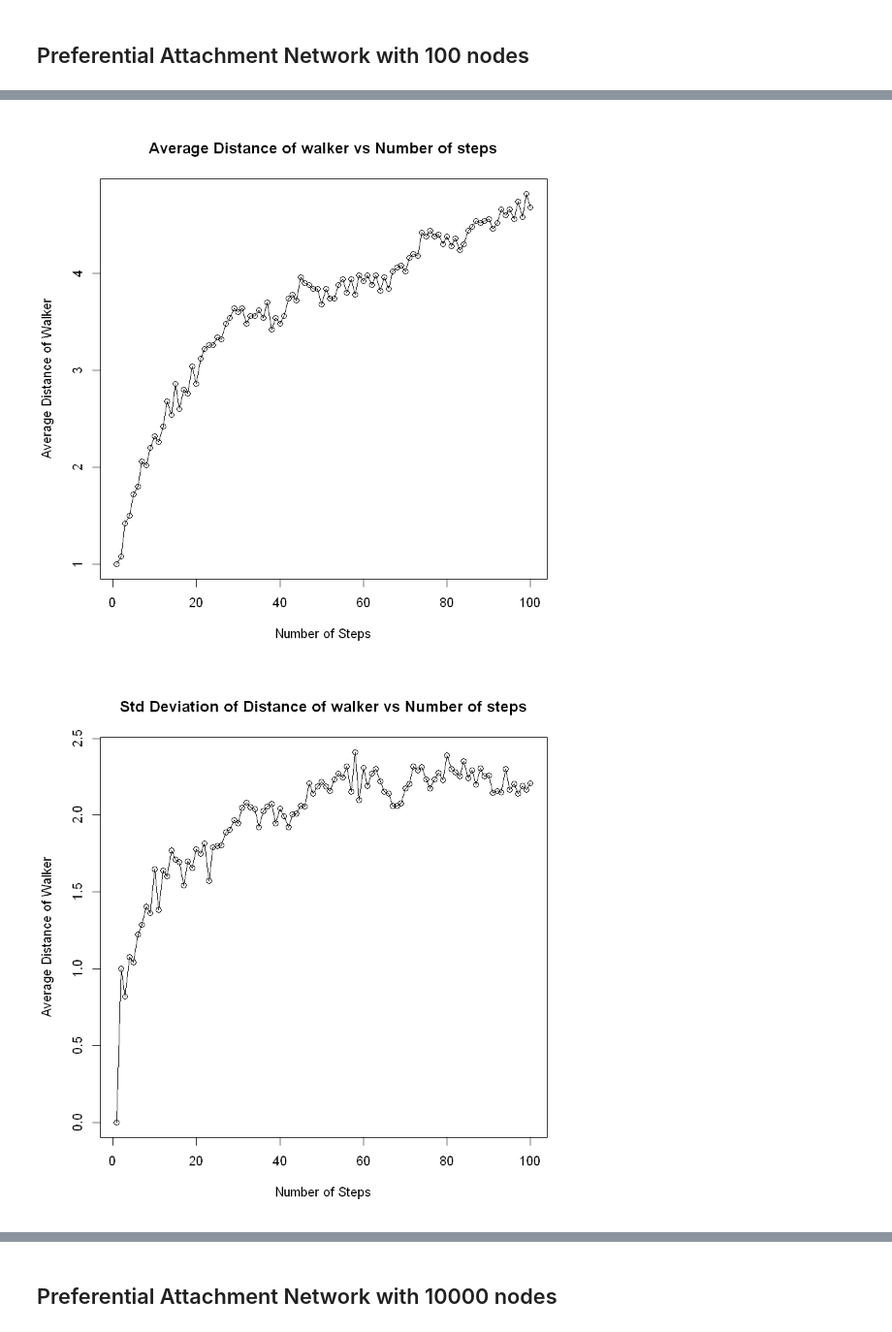
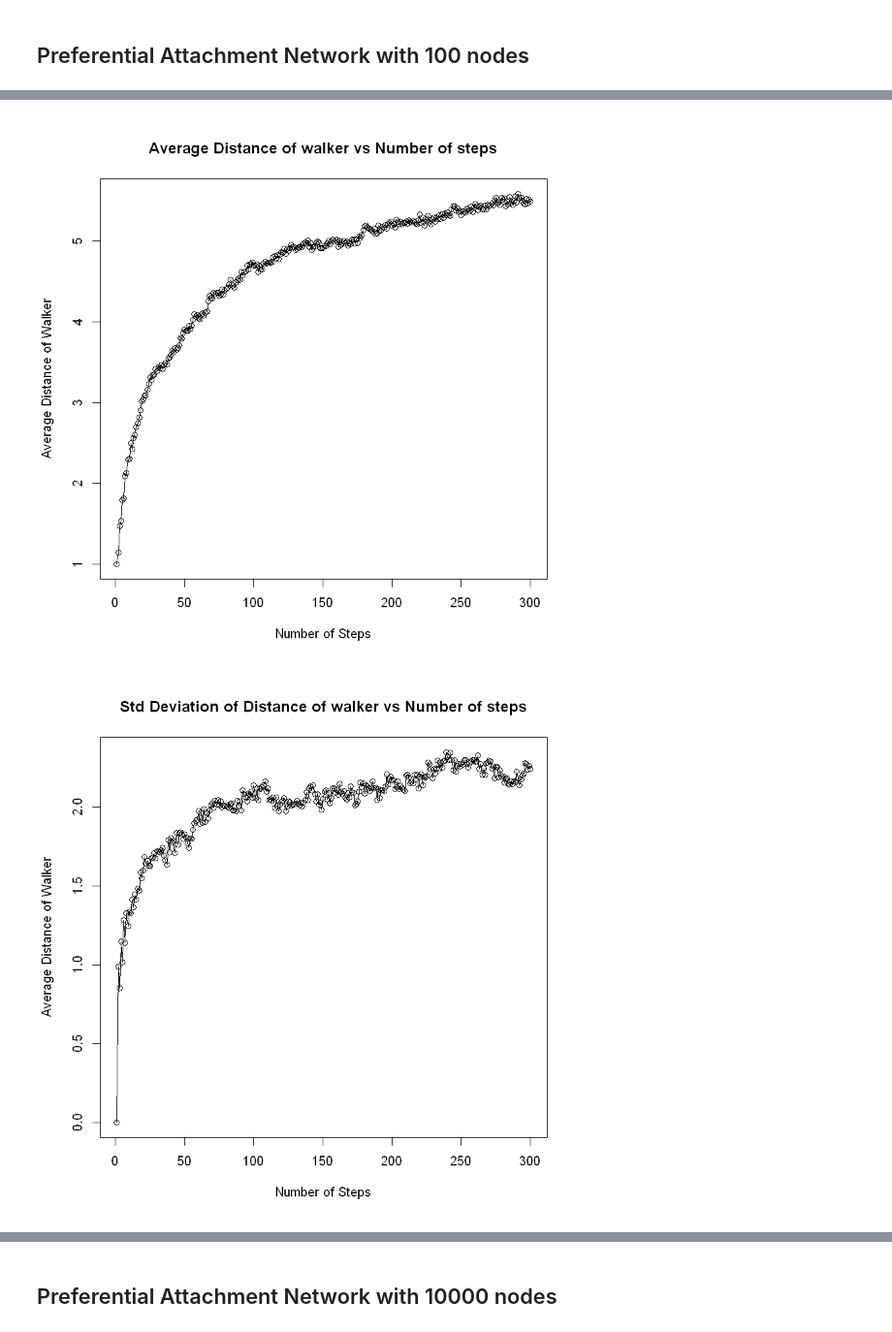
Before and after one commit to maithilibhide/ECE232, a Jupyter notebook: Project1/Qn2.1_2.2.ipynb, the cells around one changed output, grey strips where cells are left out. Shown at 97% size. Cells and saved outputs as stored; diff of their text form; code cells hidden in the pictures.

Commit message:
Updated for 100 node PA network

```diff
--- a/Project1/Qn2.1_2.2.ipynb
+++ b/Project1/Qn2.1_2.2.ipynb
@@ -265,6 +265,6 @@ Connected:  TRUE
 # %%
 graph_gcc <- get_gcc(graph)
-random_walk_reusing_path(graph_gcc, num_steps = 100, num_start_nodes = gorder(graph_gcc), randomize = FALSE)
+random_walk_reusing_path(graph_gcc, num_steps = 300, num_start_nodes = gorder(graph_gcc), randomize = FALSE)
 # %% [output]
-[figure, old version]
+[figure, new version]
-[figure, old version]
+[figure, new version]
```
Also changed, not shown: parts of 3 cells of this notebook.
